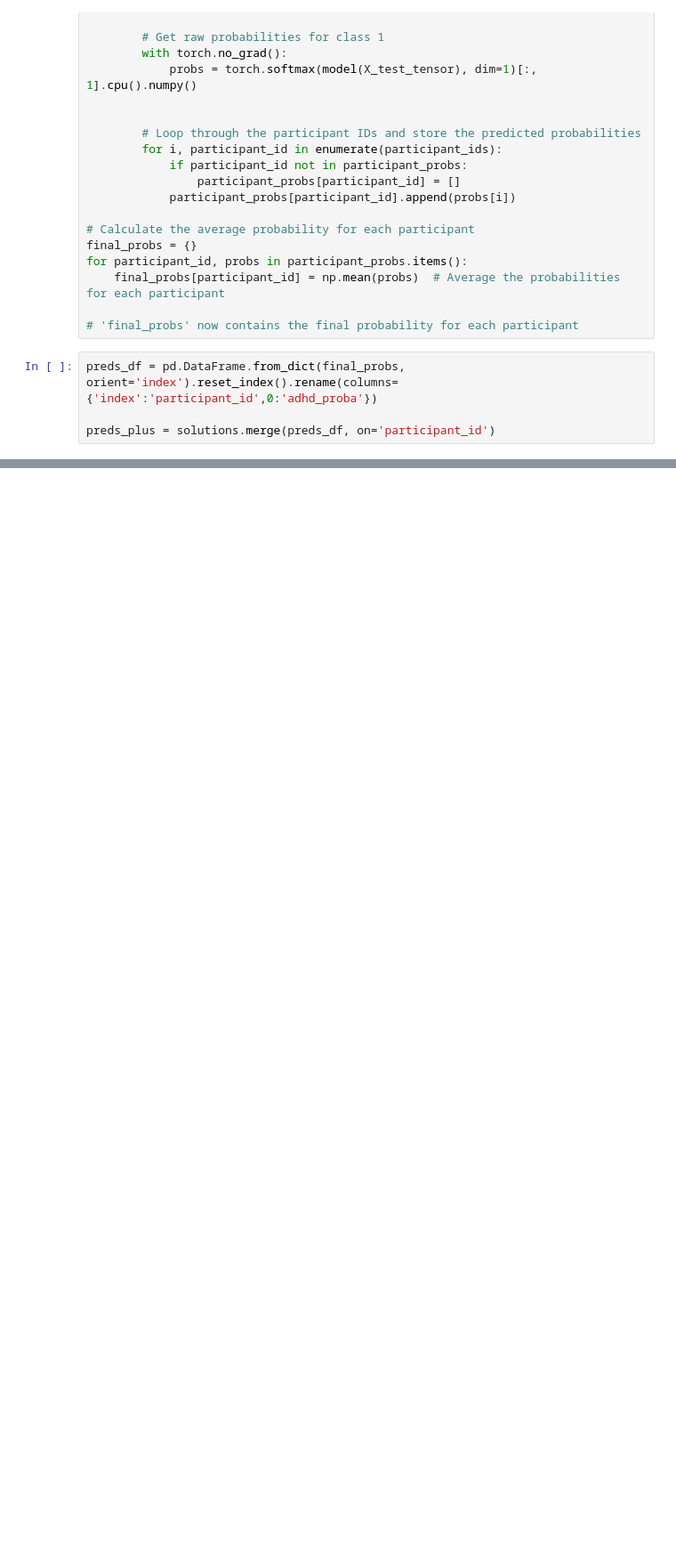
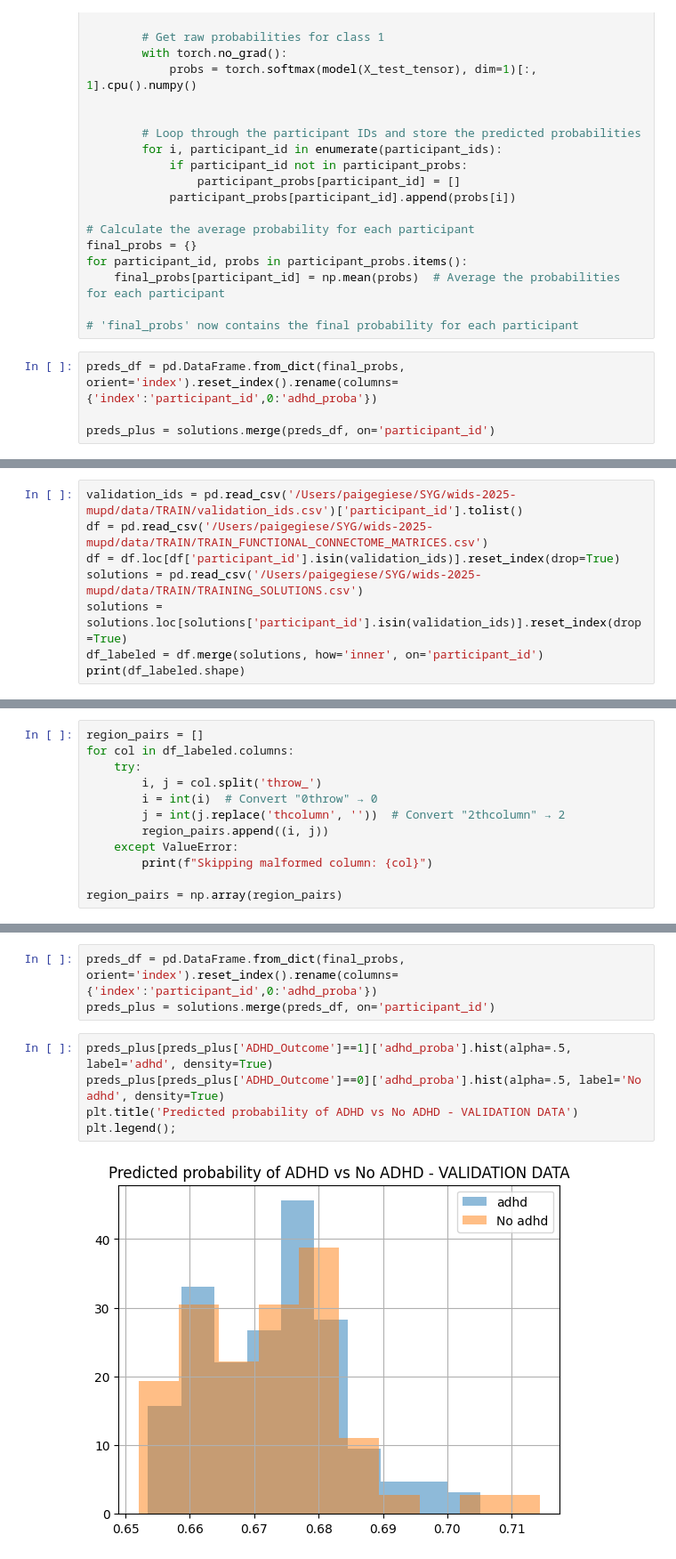
Before and after one commit to psgiese/wids-2025-mupd, a Jupyter notebook: notebooks/connectome_classifier_v1.ipynb, the cells around one changed output, grey strips where cells are left out. Shown at 89% size. Cells and saved outputs as stored; diff of their text form; blank space fills up the shorter version.

Commit message:
dialed the adhd model. flubbed gender

```diff
--- a/notebooks/connectome_classifier_v1.ipynb
+++ b/notebooks/connectome_classifier_v1.ipynb
@@ -917,0 +898,8 @@ plt.legend();
+# %%
+validation_ids = pd.read_csv('/Users/paigegiese/SYG/wids-2025-mupd/data/TRAIN/validation_ids.csv')['participant_id'].tolist()
+df = pd.read_csv('/Users/paigegiese/SYG/wids-2025-mupd/data/TRAIN/TRAIN_FUNCTIONAL_CONNECTOME_MATRICES.csv')
+df = df.loc[df['participant_id'].isin(validation_ids)].reset_index(drop=True)
+solutions = pd.read_csv('/Users/paigegiese/SYG/wids-2025-mupd/data/TRAIN/TRAINING_SOLUTIONS.csv')
+solutions = solutions.loc[solutions['participant_id'].isin(validation_ids)].reset_index(drop=True)
+df_labeled = df.merge(solutions, how='inner', on='participant_id')
+print(df_labeled.shape)
@@ -917,0 +908,12 @@ plt.legend();
+# %%
+region_pairs = []
+for col in df_labeled.columns:
+    try:
+        i, j = col.split('throw_')
+        i = int(i)  # Convert "0throw" → 0
+        j = int(j.replace('thcolumn', ''))  # Convert "2thcolumn" → 2
+        region_pairs.append((i, j))
+    except ValueError:
+        print(f"Skipping malformed column: {col}")
+
+region_pairs = np.array(region_pairs)
@@ -917,0 +991,10 @@ plt.legend();
+# %%
+preds_df = pd.DataFrame.from_dict(final_probs, orient='index').reset_index().rename(columns={'index':'participant_id',0:'adhd_proba'})
+preds_plus = solutions.merge(preds_df, on='participant_id')
+# %%
+preds_plus[preds_plus['ADHD_Outcome']==1]['adhd_proba'].hist(alpha=.5, label='adhd', density=True)
+preds_plus[preds_plus['ADHD_Outcome']==0]['adhd_proba'].hist(alpha=.5, label='No adhd', density=True)
+plt.title('Predicted probability of ADHD vs No ADHD - VALIDATION DATA')
+plt.legend();
+# %% [output]
+[figure, added]
```
Also changed, not shown: parts of 21 cells of this notebook, 3 other files.
